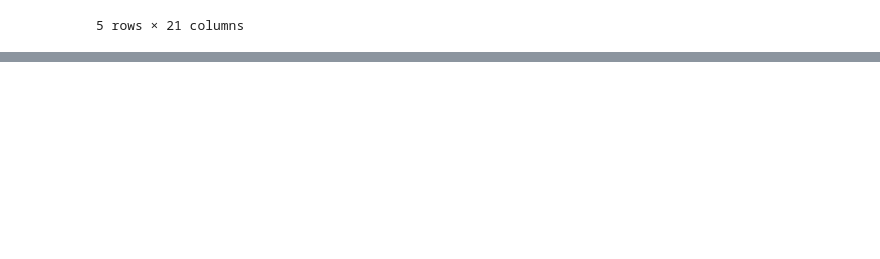
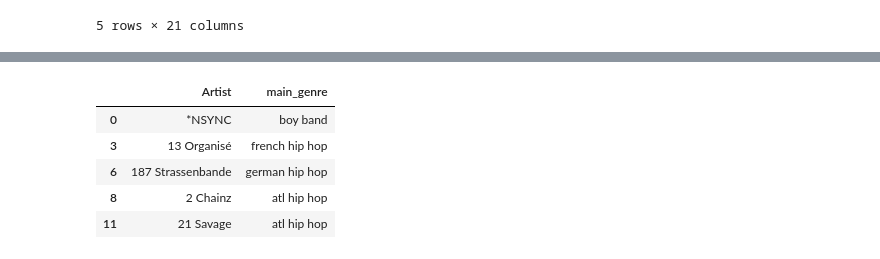
Before and after one commit to ArturOle/SpotifyAnalysis, a Jupyter notebook: analysis.ipynb, the cells around one changed output, grey strips where cells are left out. Drawn from its saved outputs; the diff is of its cells as text; code cells hidden in the pictures; blank space fills up the shorter version.

```diff
--- a/analysis.ipynb
+++ b/analysis.ipynb
@@ -183,0 +200,11 @@ data_merged.loc[null_indexes,:].head(5)
+# %%
+best_genre = artist_genre.loc[artist_genre.groupby('Artist')["occurences"].idxmax(), ["Artist", "genre_1"]]
+best_genre.rename(columns={'genre_1':'main_genre'}, inplace=True)
+best_genre.head(5)
+# %% [output]
+|  | Artist | main_genre |
+| 0 | *NSYNC | boy band |
+| 3 | 13 Organisé | french hip hop |
+| 6 | 187 Strassenbande | german hip hop |
+| 8 | 2 Chainz | atl hip hop |
+| 11 | 21 Savage | atl hip hop |
```
Also changed, not shown: parts of 8 cells of this notebook.
